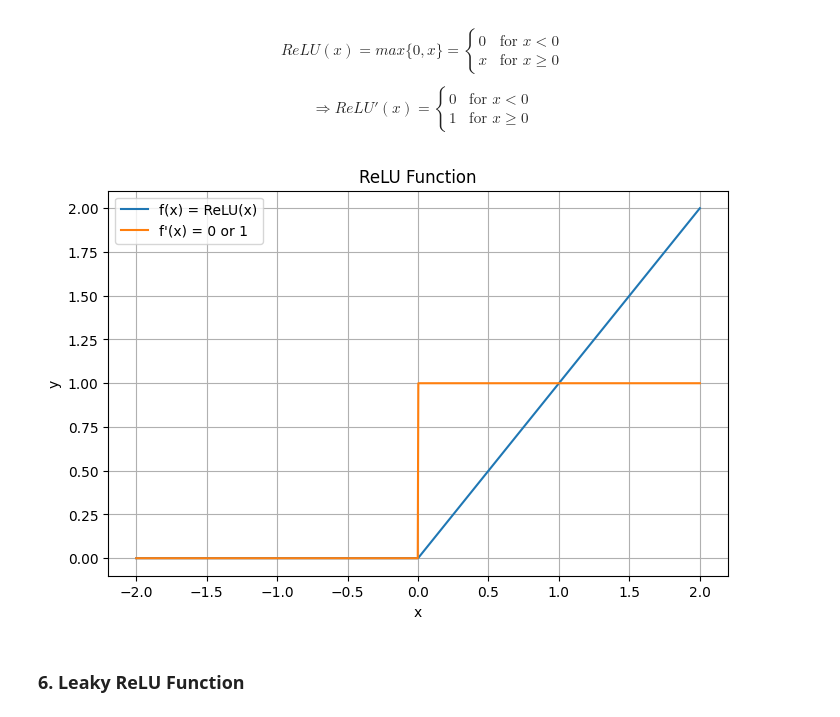
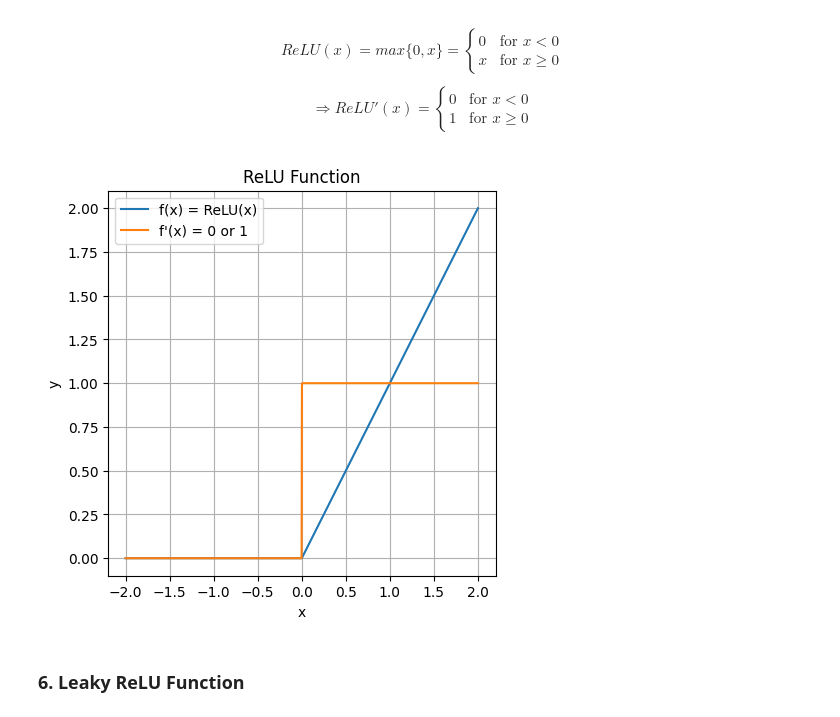
Before and after one commit to ikabrain/UCS761-Deep-Learning-Lab, a Jupyter notebook: DL_assign5.ipynb, the cells around one changed output. Drawn from its saved outputs; the diff is of its cells as text; code cells hidden in the pictures.

```diff
--- a/DL_assign5.ipynb
+++ b/DL_assign5.ipynb
@@ -227,11 +227,11 @@ class ReLU(Activation):
     def backward(self, dA):
         return dA * self.derivative()
 # %%
-plt.figure(figsize=(8, 5))
+plt.figure(figsize=(5, 5))
 relu = ReLU()
 relu.plot(-2, 2, 1000, "ReLU Function", "f(x) = ReLU(x)", "f'(x) = 0 or 1")
 plt.show()
 # %% [output]
-[figure, old version]
+[figure, new version]
 # %% [markdown]
 ### 6. Leaky ReLU Function
```
Also changed, not shown: parts of 3 cells of this notebook.
